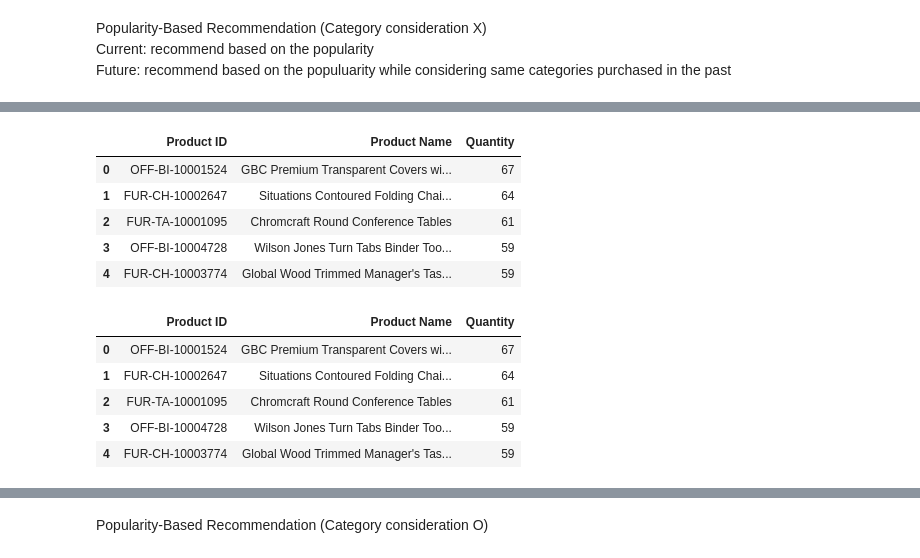
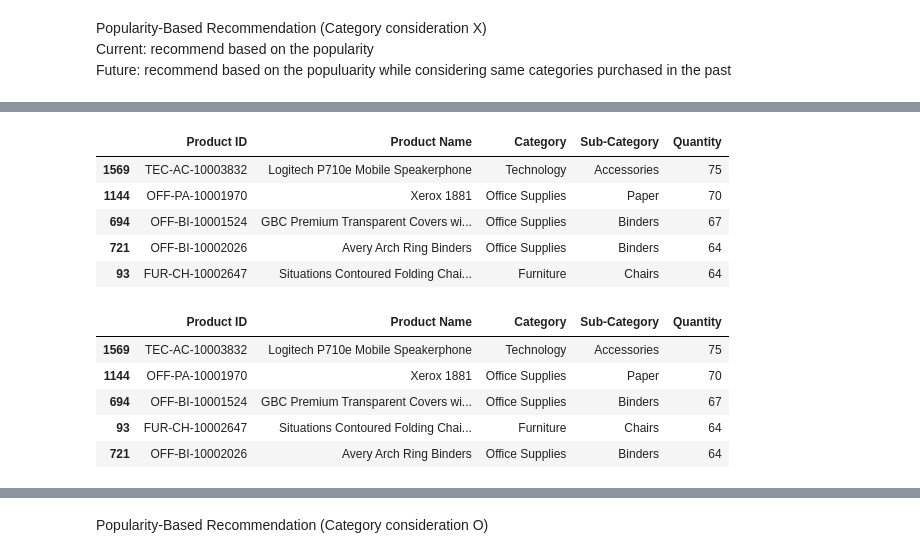
Before and after one commit to nancy-kataria/NexBuy, a Jupyter notebook: product_matching.ipynb, the cells around one changed output, grey strips where cells are left out. Drawn from its saved outputs; the diff is of its cells as text; code cells hidden in the pictures.

Commit message:
Updated Popularity-Based Recommendation to have an availability to use both sales and quantity as metrics

```diff
--- a/product_matching.ipynb
+++ b/product_matching.ipynb
@@ -129,0 +134,10 @@ product_popularity = (
+# %%
+product_popularity = superstore_data.groupby('Product ID').agg({
+    'Product Name': 'first',
+    'Category': 'first',
+    'Sub-Category': 'first',
+    'Quantity': 'sum',
+    'Sales': 'sum'
+}).reset_index()
+
+print(product_popularity)
@@ -130,28 +162,41 @@ product_popularity = (
 # %%
 # get top N products
-def recommend_popular_products(n=10):
-    return product_popularity.head(n)[['Product ID', 'Product Name', 'Quantity']]
+def recommend_popular_products(n=10, by='Quantity'):
+    if by not in ['Quantity', 'Sales']:
+        raise ValueError("Parameter 'by' must be either 'Quantity' or 'Sales'")
+
+    return product_popularity.sort_values(by=by, ascending=False).head(n)[
+        ['Product ID', 'Product Name', 'Category', 'Sub-Category', by]
+    ]
 
 # get top N products that the user not already bought
-def recommend_to_customer(customer_id, n=10):
+def recommend_popular_products_to_customer(customer_id, n=10, by='Quantity'):
+    if by not in ['Quantity', 'Sales']:
+        raise ValueError("Parameter 'by' must be either 'Quantity' or 'Sales'")
+
     purchased = superstore_data[superstore_data['Customer ID'] == customer_id]['Product ID'].unique()
     recommendations = product_popularity[~product_popularity['Product ID'].isin(purchased)]
-    return recommendations.head(n)[['Product ID', 'Product Name', 'Quantity']]
+
+    if recommendations.empty:
+        return recommend_popular_products(n, by=by)
+
+    recommendations = recommendations.sort_values(by=by, ascending=False)
+    return recommendations.head(n)[['Product ID', 'Product Name', 'Category', 'Sub-Category', by]]
 # %%
 recommend_popular_products(5)
 # %% [output]
-|  | Product ID | Product Name | Quantity |
-| 0 | OFF-BI-10001524 | GBC Premium Transparent Covers wi... | 67 |
-| 1 | FUR-CH-10002647 | Situations Contoured Folding Chai... | 64 |
-| 2 | FUR-TA-10001095 | Chromcraft Round Conference Tables | 61 |
-| 3 | OFF-BI-10004728 | Wilson Jones Turn Tabs Binder Too... | 59 |
-| 4 | FUR-CH-10003774 | Global Wood Trimmed Manager's Tas... | 59 |
+|  | Product ID | Product Name | Category | Sub-Category | Quantity |
+| 1569 | TEC-AC-10003832 | Logitech P710e Mobile Speakerphone | Technology | Accessories | 75 |
+| 1144 | OFF-PA-10001970 | Xerox 1881 | Office Supplies | Paper | 70 |
+| 694 | OFF-BI-10001524 | GBC Premium Transparent Covers wi... | Office Supplies | Binders | 67 |
+| 721 | OFF-BI-10002026 | Avery Arch Ring Binders | Office Supplies | Binders | 64 |
+| 93 | FUR-CH-10002647 | Situations Contoured Folding Chai... | Furniture | Chairs | 64 |
 # %%
-recommend_to_customer('CG-12520', 5)
+recommend_popular_products_to_customer('CG-12520', 5)
 # %% [output]
-|  | Product ID | Product Name | Quantity |
-| 0 | OFF-BI-10001524 | GBC Premium Transparent Covers wi... | 67 |
-| 1 | FUR-CH-10002647 | Situations Contoured Folding Chai... | 64 |
-| 2 | FUR-TA-10001095 | Chromcraft Round Conference Tables | 61 |
-| 3 | OFF-BI-10004728 | Wilson Jones Turn Tabs Binder Too... | 59 |
-| 4 | FUR-CH-10003774 | Global Wood Trimmed Manager's Tas... | 59 |
+|  | Product ID | Product Name | Category | Sub-Category | Quantity |
+| 1569 | TEC-AC-10003832 | Logitech P710e Mobile Speakerphone | Technology | Accessories | 75 |
+| 1144 | OFF-PA-10001970 | Xerox 1881 | Office Supplies | Paper | 70 |
+| 694 | OFF-BI-10001524 | GBC Premium Transparent Covers wi... | Office Supplies | Binders | 67 |
+| 93 | FUR-CH-10002647 | Situations Contoured Folding Chai... | Furniture | Chairs | 64 |
+| 721 | OFF-BI-10002026 | Avery Arch Ring Binders | Office Supplies | Binders | 64 |
```
Also changed, not shown: parts of 4 cells of this notebook.
